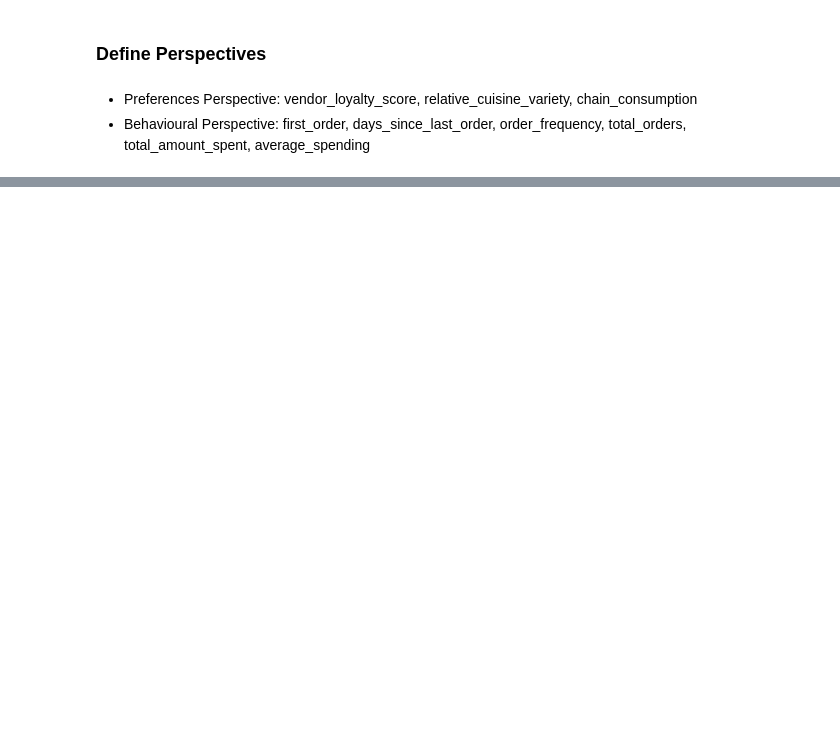
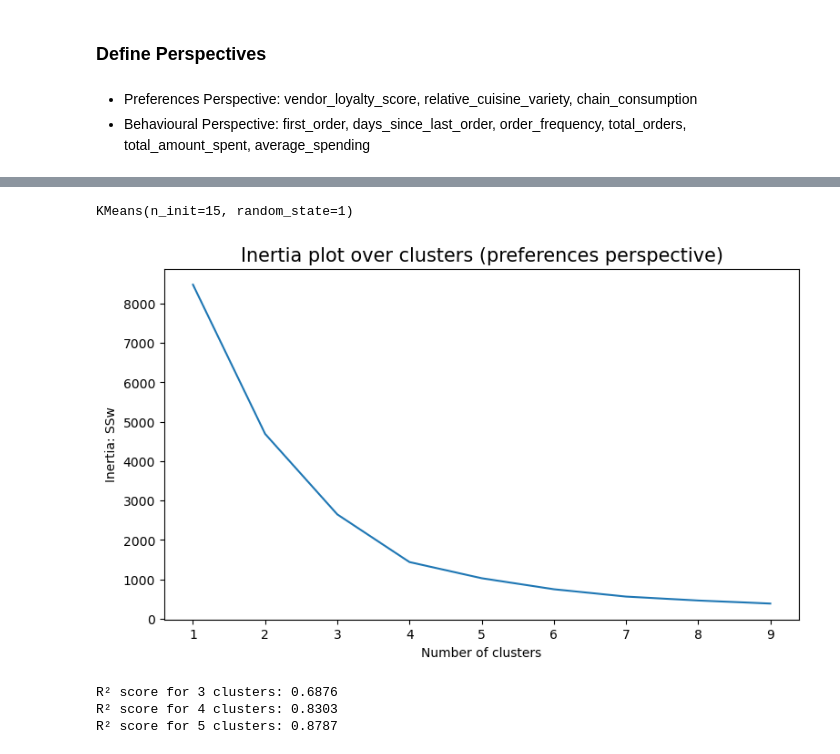
Before and after one commit to nunonuness/DM, a Jupyter notebook: Clustering.ipynb, the cells around one changed output, grey strips where cells are left out. Saved outputs shown, nothing was run; the diff lists cells and outputs as text; code cells hidden in the pictures; blank space fills up the shorter version.

```diff
--- a/Clustering.ipynb
+++ b/Clustering.ipynb
@@ -414,0 +233,57 @@ df_concat.groupby('labels').mean()
+# %%
+# KMeans clustering algorithm
+# grouped into 8 clusters
+# 'k-means++' method for centroid initialization
+# run the KMeans algorithm 15 times with different initializations and choose the best solution
+# set a random seed to ensure reproducibility of results across multiple runs
+kmclust_prf = KMeans(n_clusters=8, init='k-means++', n_init=15, random_state=1)
+kmclust_prf.fit(df[preferences_features])
+# %% [output]
+KMeans(n_init=15, random_state=1)
+# %%
+# cluster range for preferential perspective
+range_clusters_prf = range(1, 10)
+# %%
+# empty list to store the inertia values for each number of clusters
+inertia_prf = []
+for n_clus_prf in range_clusters_prf:  # iterate over desired ncluster range
+    kmclust_prf = KMeans(n_clusters=n_clus_prf, init='k-means++', n_init=15, random_state=1)
+    kmclust_prf.fit(df[preferences_features])
+    inertia_prf.append(kmclust_prf.inertia_)
+# %%
+# inertia plot
+fig, ax = plt.subplots(figsize=(9,5))
+
+ax.plot(range_clusters_prf, inertia_prf)
+ax.set_xticks(range_clusters_prf)
+ax.set_ylabel("Inertia: SSw")
+ax.set_xlabel("Number of clusters")
+ax.set_title("Inertia plot over clusters (preferences perspective)", size=15)
+
+plt.show()
+# %% [output]
+[figure, added]
+# %%
+warnings.filterwarnings("ignore")
+
+# Compute TSS (Total Sum of Squares)
+tss = np.sum((df[preferences_features] - df[preferences_features].mean())**2).sum()
+
+# List to store R² scores for 3, 4, and 5 clusters
+r2_scores = []
+
+# Evaluate R² for 3, 4, and 5 clusters
+for n_clusters in [3, 4, 5]:
+    kmclust_prf = KMeans(n_clusters=n_clusters, init='k-means++', n_init=15, random_state=1)
+    kmclust_prf.fit(df[preferences_features])
+    wss_k = kmclust_prf.inertia_  # WSS for the current number of clusters
+    r2 = 1 - (wss_k / tss)  # Calculate R²
+    r2_scores.append((n_clusters, r2))
+
+# Display the results
+for n_clusters, r2 in r2_scores:
+    print(f"R² score for {n_clusters} clusters: {r2:.4f}")
+# %% [output]
+R² score for 3 clusters: 0.6876
+R² score for 4 clusters: 0.8303
+R² score for 5 clusters: 0.8787
```
Also changed, not shown: parts of 42 cells of this notebook.
